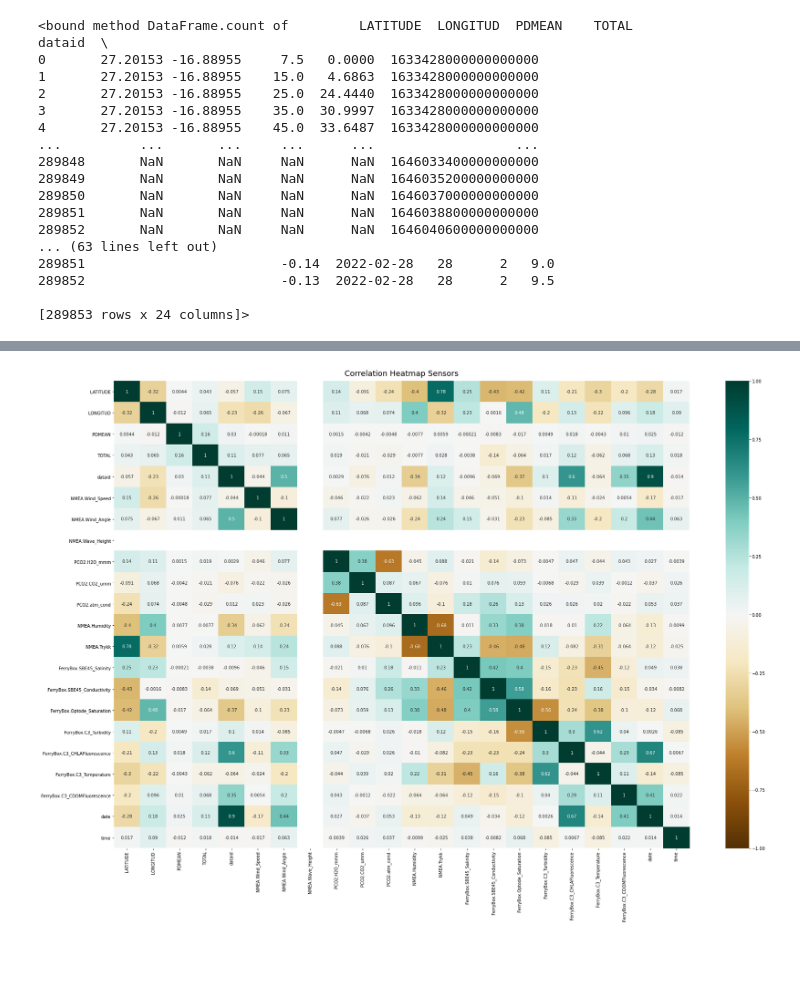
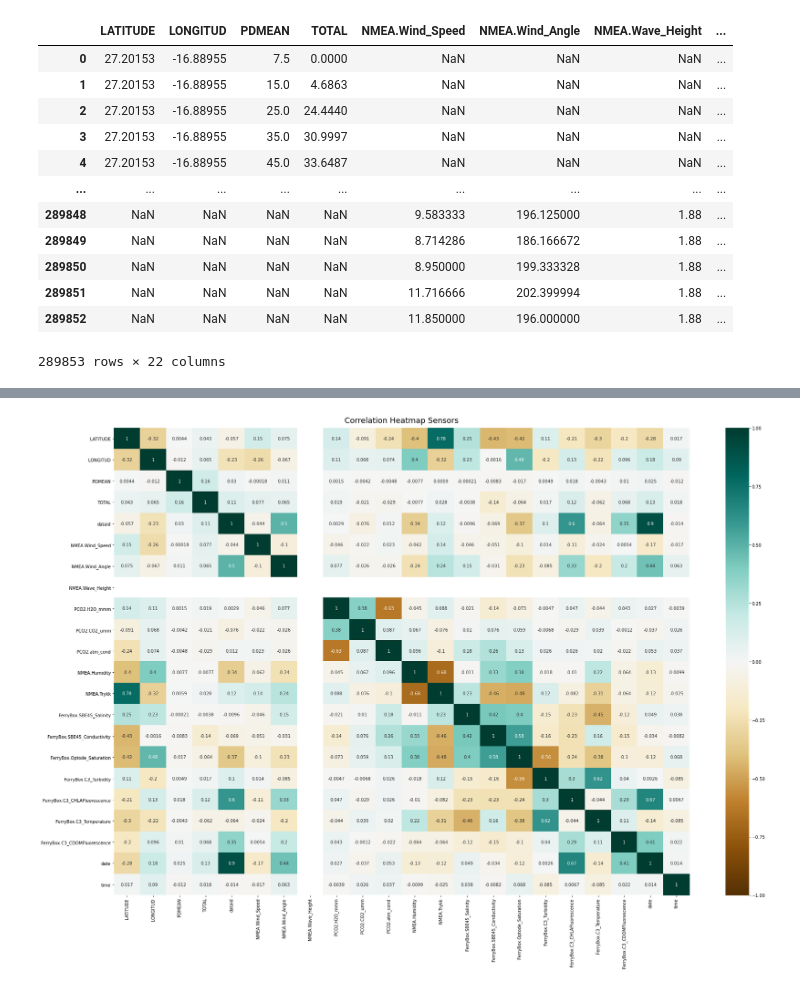
Before and after one commit to maritnl/master, a Jupyter notebook: unsup_analysis.ipynb, the cells around one changed output, grey strips where cells are left out. Saved outputs shown, nothing was run; the diff lists cells and outputs as text; code cells hidden in the pictures; blank space fills up the shorter version.

```diff
--- a/unsup_analysis.ipynb
+++ b/unsup_analysis.ipynb
@@ -68,20 +102,16 @@ final_df = combine_files(echo, sensor)
 # %%
-final_df.count
+final_df
 # %% [output]
+|  | LATITUDE | LONGITUD | PDMEAN | TOTAL | NMEA.Wind_Speed | NMEA.Wind_Angle | NMEA.Wave_Height | ... |
+| 0 | 27.20153 | -16.88955 | 7.5 | 0.0000 | NaN | NaN | NaN | ... |
+| 1 | 27.20153 | -16.88955 | 15.0 | 4.6863 | NaN | NaN | NaN | ... |
+| 2 | 27.20153 | -16.88955 | 25.0 | 24.4440 | NaN | NaN | NaN | ... |
+| 3 | 27.20153 | -16.88955 | 35.0 | 30.9997 | NaN | NaN | NaN | ... |
+| 4 | 27.20153 | -16.88955 | 45.0 | 33.6487 | NaN | NaN | NaN | ... |
+| ... | ... | ... | ... | ... | ... | ... | ... | ... |
+| 289848 | NaN | NaN | NaN | NaN | 9.583333 | 196.125000 | 1.88 | ... |
+| 289849 | NaN | NaN | NaN | NaN | 8.714286 | 186.166672 | 1.88 | ... |
+| 289850 | NaN | NaN | NaN | NaN | 8.950000 | 199.333328 | 1.88 | ... |
+| 289851 | NaN | NaN | NaN | NaN | 11.716666 | 202.399994 | 1.88 | ... |
+| 289852 | NaN | NaN | NaN | NaN | 11.850000 | 196.000000 | 1.88 | ... |
-<bound method DataFrame.count of         LATITUDE  LONGITUD  PDMEAN    TOTAL               dataid  \
-0       27.20153 -16.88955     7.5   0.0000  1633428000000000000
-1       27.20153 -16.88955    15.0   4.6863  1633428000000000000
-2       27.20153 -16.88955    25.0  24.4440  1633428000000000000
-3       27.20153 -16.88955    35.0  30.9997  1633428000000000000
-4       27.20153 -16.88955    45.0  33.6487  1633428000000000000
-...          ...       ...     ...      ...                  ...
-289848       NaN       NaN     NaN      NaN  1646033400000000000
-289849       NaN       NaN     NaN      NaN  1646035200000000000
-289850       NaN       NaN     NaN      NaN  1646037000000000000
-289851       NaN       NaN     NaN      NaN  1646038800000000000
-289852       NaN       NaN     NaN      NaN  1646040600000000000
-... (63 lines left out)
-289851                         -0.14  2022-02-28   28      2   9.0
-289852                         -0.13  2022-02-28   28      2   9.5
-
-[289853 rows x 24 columns]>
+289853 rows × 22 columns
```
Also changed, not shown: parts of 7 cells of this notebook, 3 other files.
